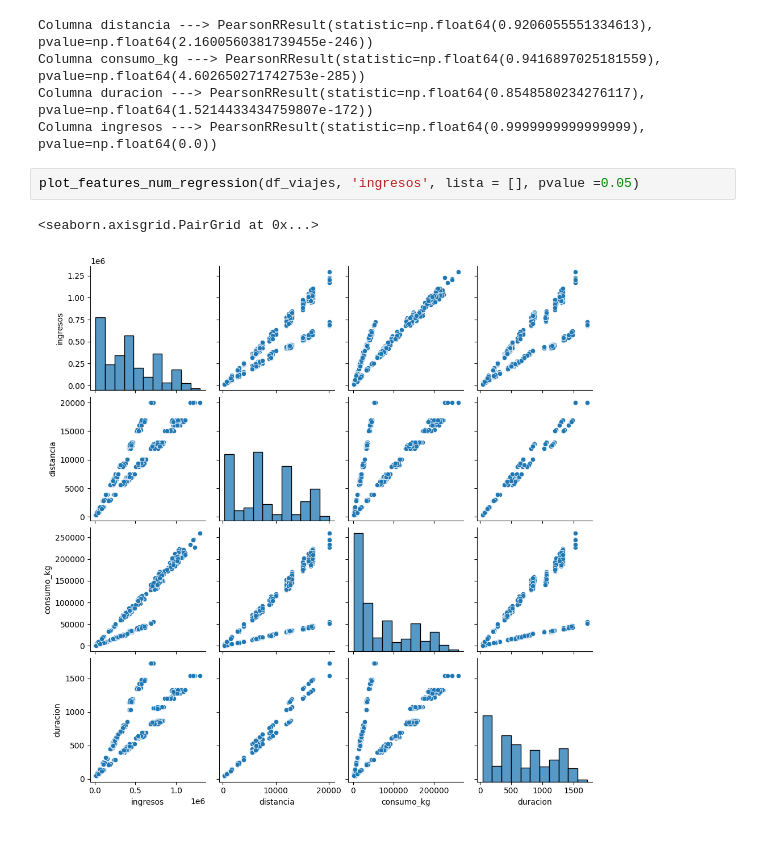
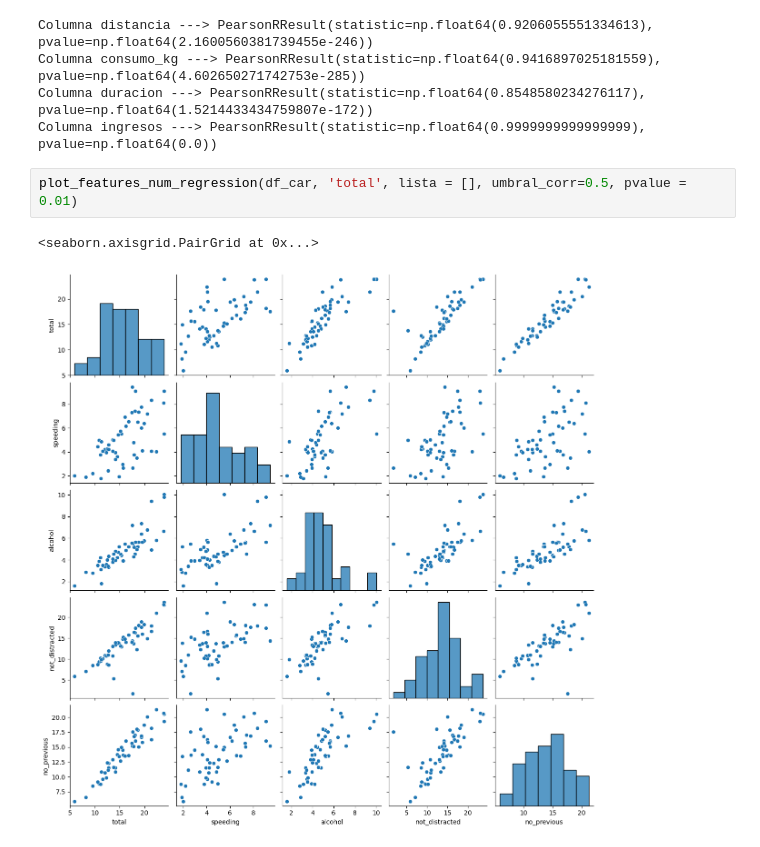
Before and after one commit to Borzase/Grupo_6, a Jupyter notebook: tool_box/funciones.ipynb, the cells around one changed output. Drawn from its saved outputs; the diff is of its cells as text.

```diff
--- a/tool_box/funciones.ipynb
+++ b/tool_box/funciones.ipynb
@@ -50,9 +55,9 @@ Columna consumo_kg ---> PearsonRResult(statistic=np.float64(0.9416897025181559),
 Columna duracion ---> PearsonRResult(statistic=np.float64(0.8548580234276117), pvalue=np.float64(1.5214433434759807e-172))
 Columna ingresos ---> PearsonRResult(statistic=np.float64(0.9999999999999999), pvalue=np.float64(0.0))
 # %%
-plot_features_num_regression(df_viajes, 'ingresos', lista = [], pvalue =0.05)
+plot_features_num_regression(df_car, 'total', lista = [], umbral_corr=0.5, pvalue = 0.01)
 # %% [output]
 <seaborn.axisgrid.PairGrid at 0x...>
-[figure, old version]
+[figure, new version]
 # %%
 get_features_cat_regression(df_viajes, "ingresos", pvalue=0.05)
```
Also changed, not shown: parts of 7 cells of this notebook, 1 other file.
